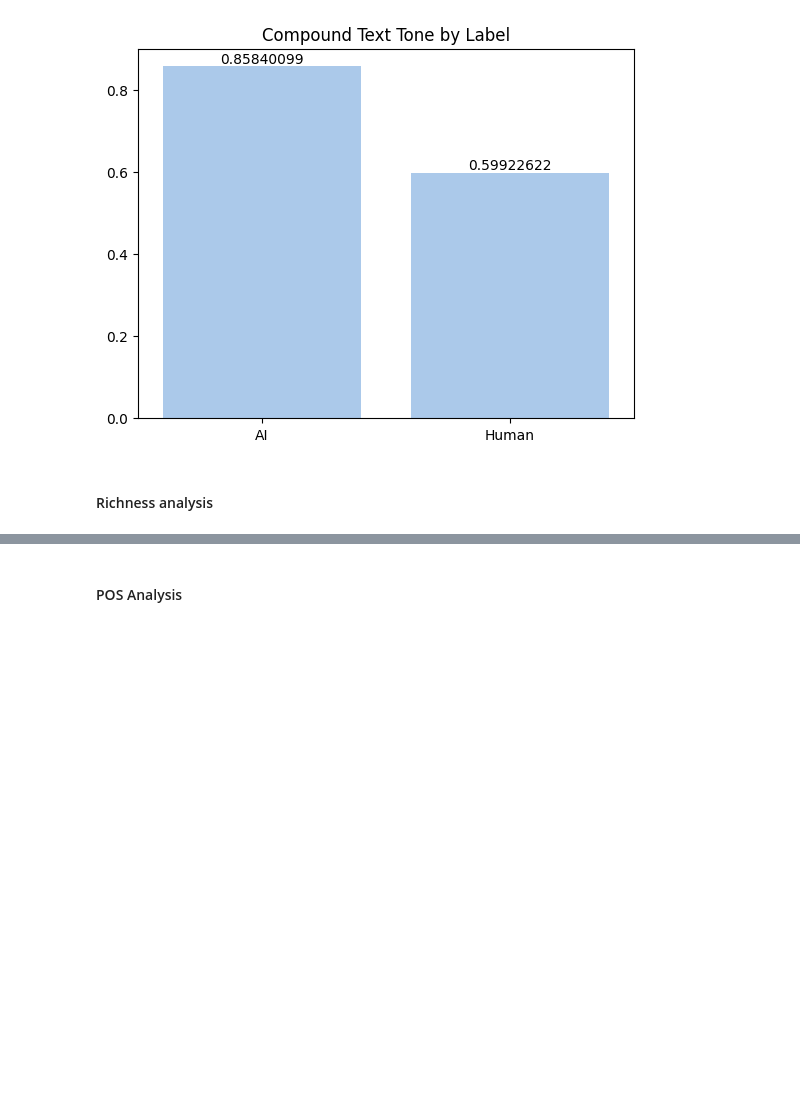
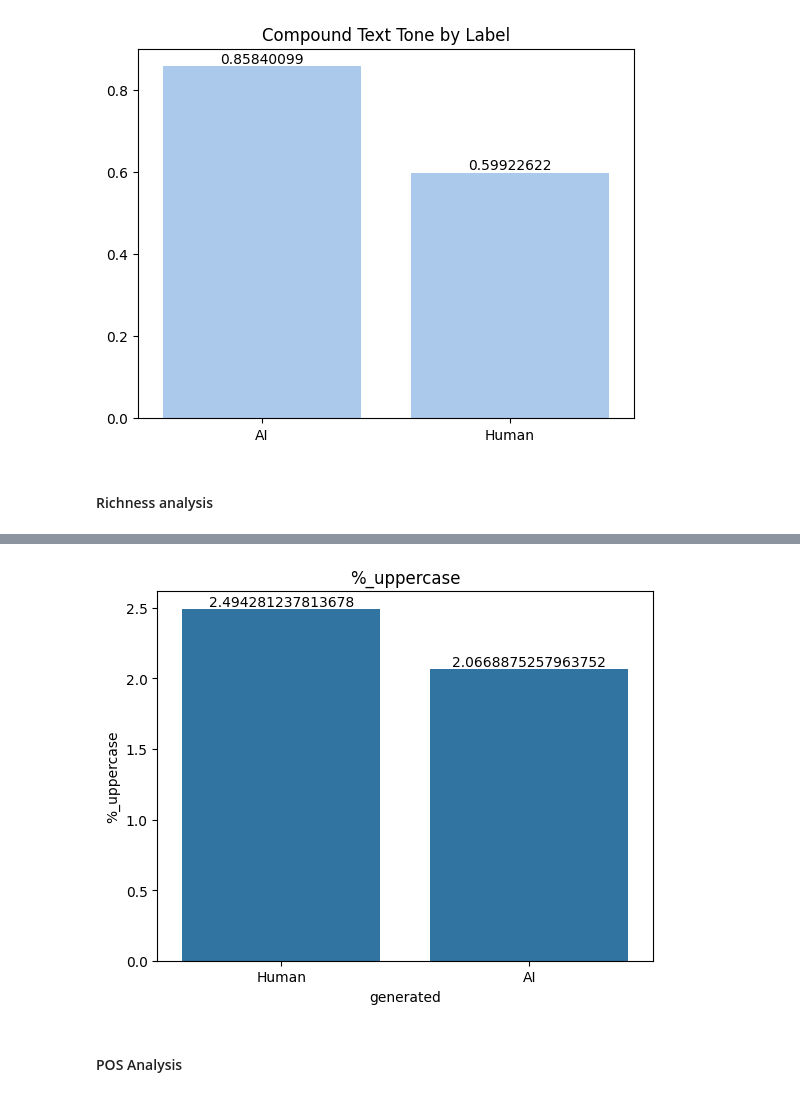
Before and after one commit to haimgoldfisher/AI-Human-Generated, a Jupyter notebook: colab_notebooks/Data_Loading_&_EDA.ipynb, the cells around one changed output, grey strips where cells are left out. Cells and saved outputs as stored; diff of their text form; code cells hidden in the pictures; blank space fills up the shorter version.

```diff
--- a/colab_notebooks/Data_Loading_&_EDA.ipynb
+++ b/colab_notebooks/Data_Loading_&_EDA.ipynb
@@ -836,3 +828,15 @@ plt.show()
+# %%
+mean_uppr_case_by_generated = data.groupby('generated')['%_uppercase'].mean().rename(index=mapper)
+
+sns.barplot(data=mean_uppr_case_by_generated)
+plt.title("%_uppercase")
+
+for i, (label, value) in enumerate(mean_uppr_case_by_generated.items()):
+    plt.text(i, value, str(value), ha='center', va='bottom')
+
+plt.show()
+# %% [output]
+[figure, added]
 # %% [markdown]
 #### POS Analysis
 # %%
```
Also changed, not shown: parts of 7 cells of this notebook, 1 other file.
